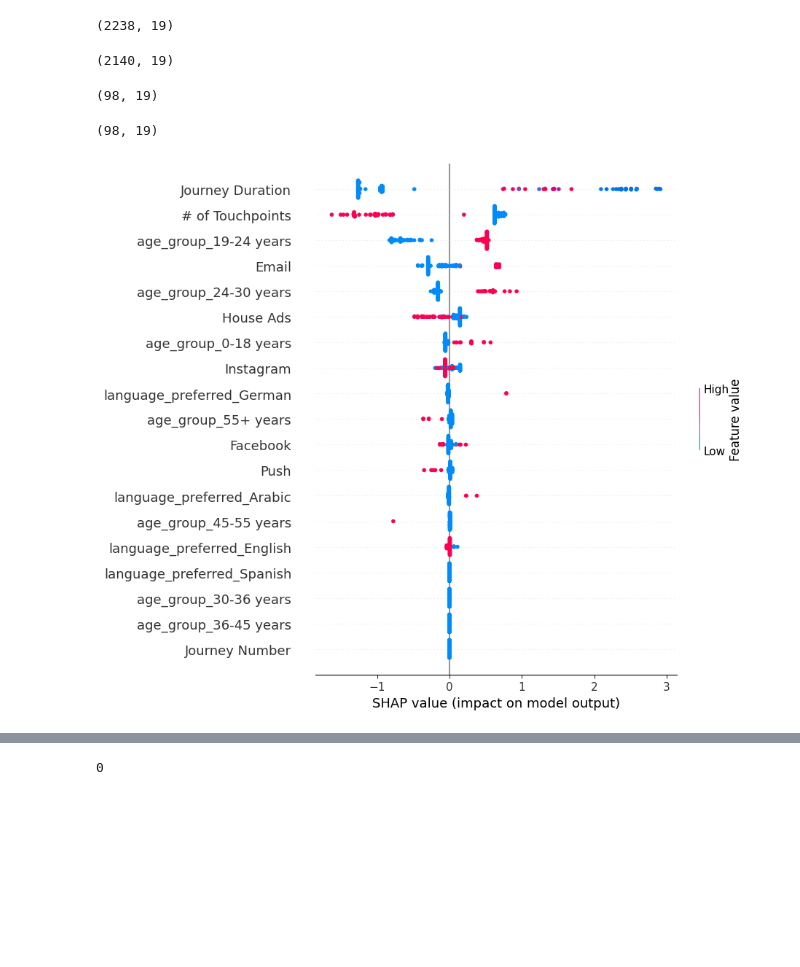
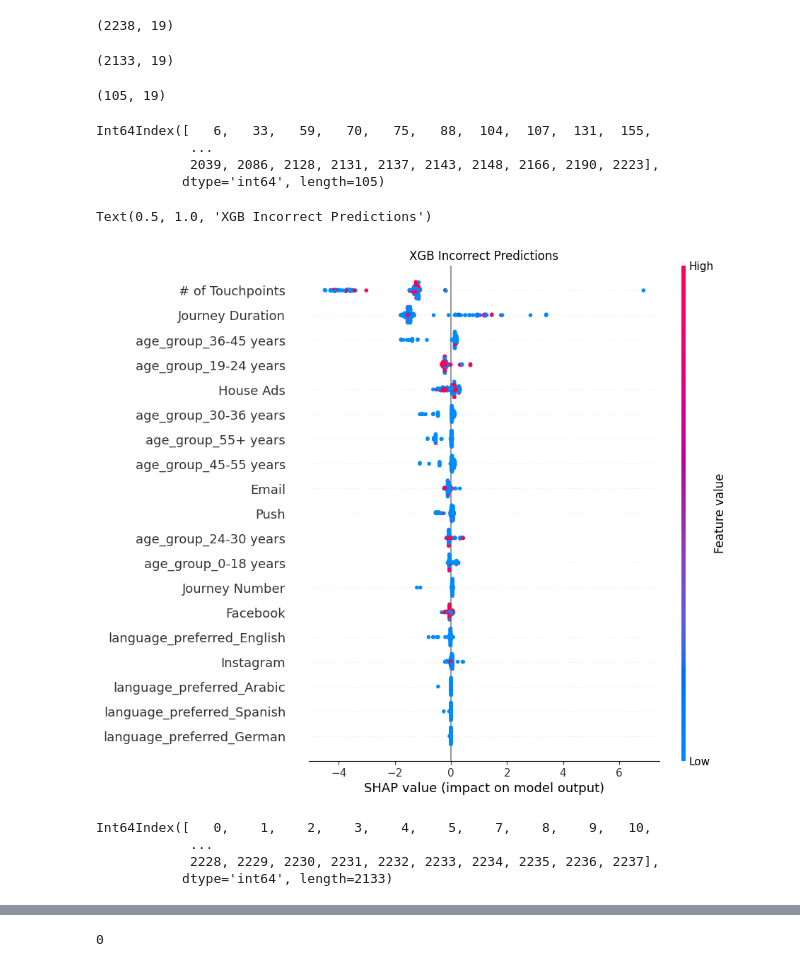
Before and after one commit to kevintunney/ISyE7406-GroupProject, a Jupyter notebook: data/notebook_mark_xgb_only.ipynb, the cells around one changed output, grey strips where cells are left out. Saved outputs shown, nothing was run; the diff lists cells and outputs as text; code cells hidden in the pictures; blank space fills up the shorter version.

```diff
--- a/data/notebook_mark_xgb_only.ipynb
+++ b/data/notebook_mark_xgb_only.ipynb
@@ -87,6 +88,9 @@ param_grid = {
         'colsample_bytree': [0.6, 0.8, 1.0],
         'max_depth': [3, 4, 5]
         }
+# %%
+param_grid = {
+        }
 # %%
 #reduced from n_estimates = 600 to 200 to try and speed up training time
 xgb = XGBClassifier(learning_rate=0.02, n_estimators=600, objective='binary:logistic',
@@ -132,6 +127,6 @@ show_model_output(grid_search_output= grid_search_xgb, num_to_show=10)
 import shap
 model3 = grid_search_xgb.best_estimator_.fit(X_train, y_train)
 explainer = shap.Explainer(model3, X_train)
-shap_values = explainer.shap_values(X_train)
+shap_values = explainer(X_train)
 # %% [output]
 The use of label encoder in XGBClassifier is deprecated and will be removed in a future release. To remove this warning, do the following: 1) Pass option use_label_encoder=False when constructing XGBC ...
@@ -204,20 +196,32 @@ X_test.shape
 # %%
 classified_right.shape
 # %% [output]
-(2140, 19)
+(2133, 19)
 # %%
 classified_wrong.shape
 # %% [output]
-(98, 19)
+(105, 19)
 # %%
-classified_wrong.shape
+classified_wrong.index
 # %% [output]
-(98, 19)
+Int64Index([   6,   33,   59,   70,   75,   88,  104,  107,  131,  155,
+            ...
+            2039, 2086, 2128, 2131, 2137, 2143, 2148, 2166, 2190, 2223],
+           dtype='int64', length=105)
-# %%
-explainer = shap.Explainer(model3, classified_wrong)
-shap_values = explainer(classified_wrong)
-#shap_values = explainer.shap_values(classified_wrong)
 # %%
-shap.summary_plot(shap_values, classified_wrong, plot_type="dot", class_names=model3.classes_)
+shap.summary_plot(shap_values.values[classified_wrong.index],
+    classified_wrong,
+    plot_type="dot",
+    class_names=model3.classes_,
+    show=False)
+plt.title("XGB Incorrect Predictions")
 # %% [output]
+Text(0.5, 1.0, 'XGB Incorrect Predictions')
-[figure, old version]
+[figure, new version]
+# %%
+classified_right.index
+# %% [output]
+Int64Index([   0,    1,    2,    3,    4,    5,    7,    8,    9,   10,
+            ...
+            2228, 2229, 2230, 2231, 2232, 2233, 2234, 2235, 2236, 2237],
+           dtype='int64', length=2133)
```
Also changed, not shown: parts of 22 cells of this notebook, 8 other files.
